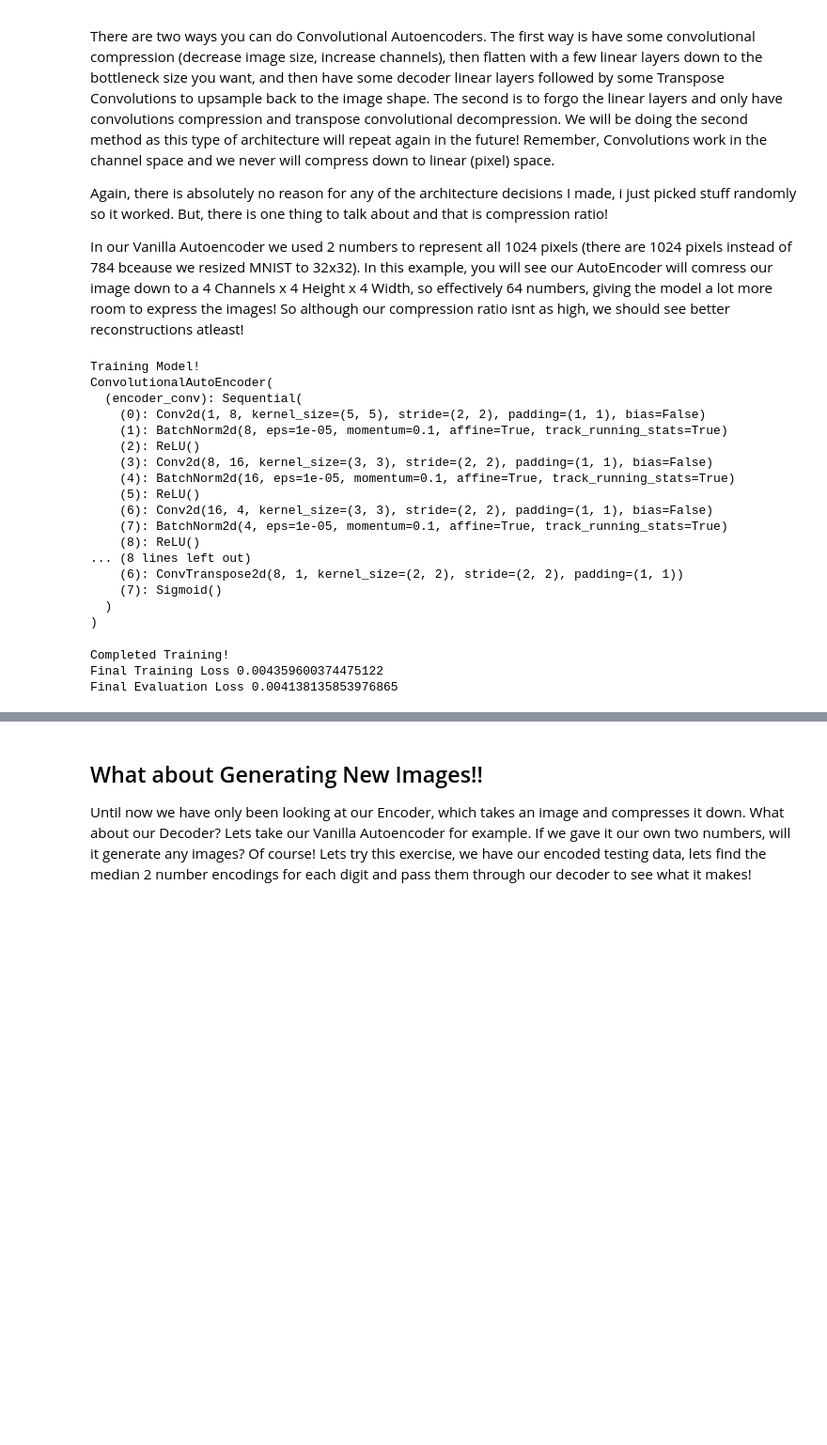
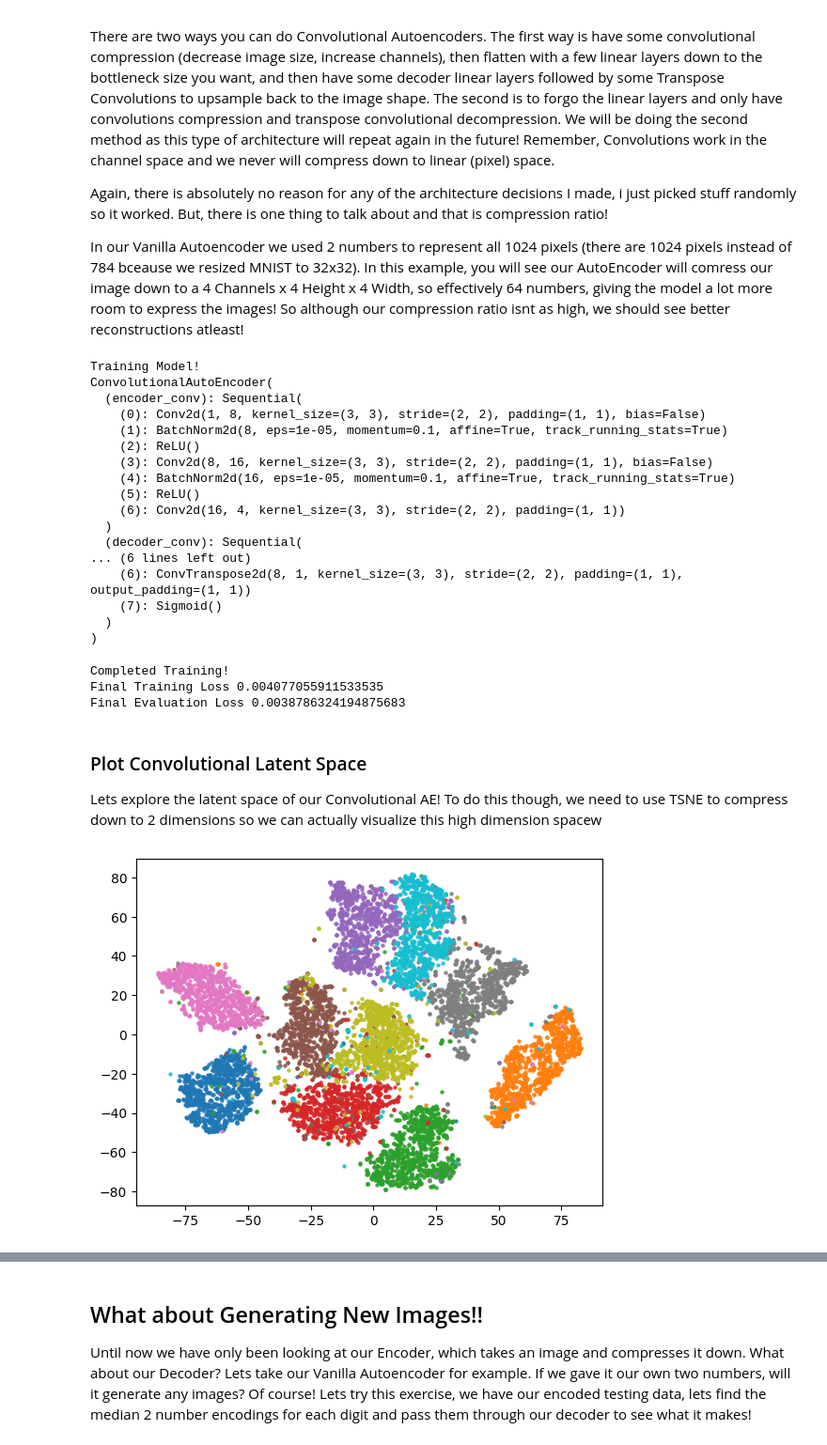
Before and after one commit to manashchak/mcb_PyTorch-Adventures, a Jupyter notebook: PyTorch for Generation/AutoEncoders/Intro to AutoEncoders/Intro_To_AutoEncoders.ipynb, the cells around one changed output, grey strips where cells are left out. Shown at 94% size. Saved outputs shown, nothing was run; the diff lists cells and outputs as text; code cells hidden in the pictures; blank space fills up the shorter version.

```diff
--- a/PyTorch for Generation/AutoEncoders/Intro to AutoEncoders/Intro_To_AutoEncoders.ipynb
+++ b/PyTorch for Generation/AutoEncoders/Intro to AutoEncoders/Intro_To_AutoEncoders.ipynb
@@ -473,15 +474,14 @@ In our Vanilla Autoencoder we used 2 numbers to represent all 1024 pixels (there
 # %%
 class ConvolutionalAutoEncoder(nn.Module):
     def __init__(self, in_channels=1, channels_bottleneck=4):
+
         super().__init__()
-
         self.bottleneck = channels_bottleneck
         self.in_channels = in_channels
 
         self.encoder_conv = nn.Sequential(
 
-            ### Convolutional Encoding ###
-            nn.Conv2d(in_channels=in_channels, out_channels=8, kernel_size=5, stride=2, padding=1, bias=False),
+            nn.Conv2d(in_channels=in_channels, out_channels=8, kernel_size=3, stride=2, padding=1, bias=False),
             nn.BatchNorm2d(8),
             nn.ReLU(),
 
@@ -489,44 +489,38 @@ class ConvolutionalAutoEncoder(nn.Module):
             nn.BatchNorm2d(16),
             nn.ReLU(),
 
-            nn.Conv2d(in_channels=16, out_channels=self.bottleneck, kernel_size=3, stride=2, padding=1, bias=False),
-            nn.BatchNorm2d(self.bottleneck),
-            nn.ReLU(),
-
+            nn.Conv2d(in_channels=16, out_channels=self.bottleneck, kernel_size=3, stride=2, padding=1),
 
         )
 
         self.decoder_conv = nn.Sequential(
-            nn.ConvTranspose2d(in_channels=self.bottleneck, out_channels=16, kernel_size=3, stride=2, bias=False),
+            nn.ConvTranspose2d(in_channels=self.bottleneck, out_channels=16, kernel_size=3, stride=2, padding=1, output_padding=1),
             nn.BatchNorm2d(16),
             nn.ReLU(),
 
-            nn.ConvTranspose2d(in_channels=16, out_channels=8, kernel_size=3, stride=2, padding=1, bias=False),
+            nn.ConvTranspose2d(in_channels=16, out_channels=8, kernel_size=3, stride=2, padding=1, output_padding=1),
             nn.BatchNorm2d(8),
             nn.ReLU(),
 
-            nn.ConvTranspose2d(in_channels=8, out_channels=in_channels, kernel_size=2, stride=2, padding=1),
+            nn.ConvTranspose2d(in_channels=8, out_channels=in_channels, kernel_size=3, stride=2, padding=1, output_padding=1),
             nn.Sigmoid()
+
         )
 
-
     def forward_enc(self, x):
-        batch_size, num_channels, height, width = x.shape
         conv_enc = self.encoder_conv(x)
         return conv_enc
 
     def forward_dec(self, x):
-        batch_size = x.shape[0]
-        x = x.reshape((batch_size, self.bottleneck, 4, 4))
-        conv_dec = self.decoder_conv(x)
-        return conv_dec
+        return self.decoder_conv(x)
 
     def forward(self, x):
+
         batch_size, num_channels, height, width = x.shape
         enc = self.forward_enc(x)
         dec = self.forward_dec(enc)
+
         return enc, dec
-
 
 conv_model = ConvolutionalAutoEncoder()
 conv_model, train_losses, evaluation_losses, conv_encoded_data_per_eval = train(conv_model,
@@ -539,20 +533,41 @@ conv_model, train_losses, evaluation_losses, conv_encoded_data_per_eval = train(
 Training Model!
 ConvolutionalAutoEncoder(
   (encoder_conv): Sequential(
-    (0): Conv2d(1, 8, kernel_size=(5, 5), stride=(2, 2), padding=(1, 1), bias=False)
+    (0): Conv2d(1, 8, kernel_size=(3, 3), stride=(2, 2), padding=(1, 1), bias=False)
     (1): BatchNorm2d(8, eps=1e-05, momentum=0.1, affine=True, track_running_stats=True)
     (2): ReLU()
     (3): Conv2d(8, 16, kernel_size=(3, 3), stride=(2, 2), padding=(1, 1), bias=False)
     (4): BatchNorm2d(16, eps=1e-05, momentum=0.1, affine=True, track_running_stats=True)
     (5): ReLU()
-    (6): Conv2d(16, 4, kernel_size=(3, 3), stride=(2, 2), padding=(1, 1), bias=False)
-    (7): BatchNorm2d(4, eps=1e-05, momentum=0.1, affine=True, track_running_stats=True)
-    (8): ReLU()
-... (8 lines left out)
-    (6): ConvTranspose2d(8, 1, kernel_size=(2, 2), stride=(2, 2), padding=(1, 1))
+    (6): Conv2d(16, 4, kernel_size=(3, 3), stride=(2, 2), padding=(1, 1))
+  )
+  (decoder_conv): Sequential(
+... (6 lines left out)
+    (6): ConvTranspose2d(8, 1, kernel_size=(3, 3), stride=(2, 2), padding=(1, 1), output_padding=(1, 1))
     (7): Sigmoid()
   )
 )
 Completed Training!
-Final Training Loss 0.004359600374475122
-Final Evaluation Loss 0.004138135853976865
+Final Training Loss 0.004077055911533535
+Final Evaluation Loss 0.0038786324194875683
+# %% [markdown]
+### Plot Convolutional Latent Space
+
+Lets explore the latent space of our Convolutional AE! To do this though, we need to use TSNE to compress down to 2 dimensions so we can actually visualize this high dimension spacew
+# %%
+conv_ae_encoding = conv_encoded_data_per_eval[-1]
+
+conv_ae_features = conv_ae_encoding[:, :-1]
+labels = conv_ae_encoding[:, -1].reshape(-1,1)
+tsne = TSNE(2, n_jobs=-1)
+conv_ae_compressed = tsne.fit_transform(X=conv_ae_features)
+
+conv_ae_encoding = np.hstack((conv_ae_compressed, labels))
+conv_ae_encoding = pd.DataFrame(conv_ae_encoding, columns=["x", "y", "class"])
+conv_ae_encoding = conv_ae_encoding.sort_values(by="class")
+conv_ae_encoding["class"] = conv_ae_encoding["class"].astype(int).astype(str)
+
+for grouper, group in conv_ae_encoding.groupby("class"):
+    plt.scatter(x=group["x"], y=group["y"], label=grouper, alpha=0.8, s=5)
+# %% [output]
+[figure, added]
```
Also changed, not shown: parts of 3 cells of this notebook.
